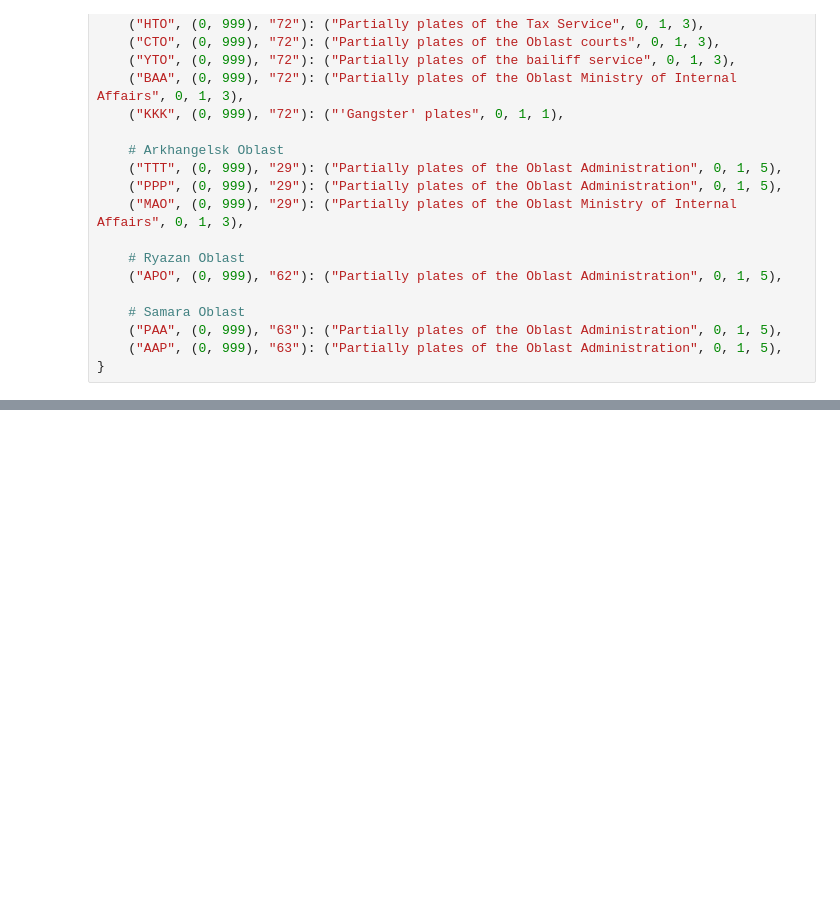
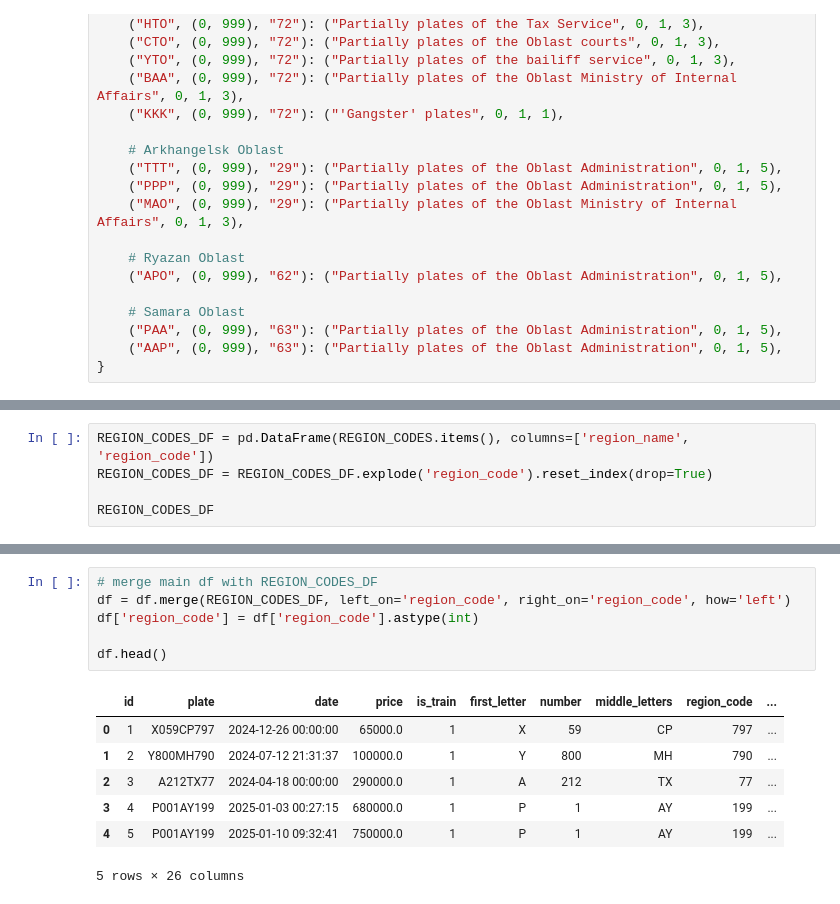
Before and after one commit to theadityamittal/russian-car-plates, a Jupyter notebook: data_exploration.ipynb, the cells around one changed output, grey strips where cells are left out. Saved outputs shown, nothing was run; the diff lists cells and outputs as text; blank space fills up the shorter version.

```diff
--- a/data_exploration.ipynb
+++ b/data_exploration.ipynb
@@ -707,0 +446,5 @@ test_merged.to_csv('data/test_merged.csv', index=False)
+# %%
+REGION_CODES_DF = pd.DataFrame(REGION_CODES.items(), columns=['region_name', 'region_code'])
+REGION_CODES_DF = REGION_CODES_DF.explode('region_code').reset_index(drop=True)
+
+REGION_CODES_DF
@@ -707,0 +465,14 @@ test_merged.to_csv('data/test_merged.csv', index=False)
+# %%
+# merge main df with REGION_CODES_DF
+df = df.merge(REGION_CODES_DF, left_on='region_code', right_on='region_code', how='left')
+df['region_code'] = df['region_code'].astype(int)
+
+df.head()
+# %% [output]
+|  | id | plate | date | price | is_train | first_letter | number | middle_letters | region_code | ... |
+| 0 | 1 | X059CP797 | 2024-12-26 00:00:00 | 65000.0 | 1 | X | 59 | CP | 797 | ... |
+| 1 | 2 | Y800MH790 | 2024-07-12 21:31:37 | 100000.0 | 1 | Y | 800 | MH | 790 | ... |
+| 2 | 3 | A212TX77 | 2024-04-18 00:00:00 | 290000.0 | 1 | A | 212 | TX | 77 | ... |
+| 3 | 4 | P001AY199 | 2025-01-03 00:27:15 | 680000.0 | 1 | P | 1 | AY | 199 | ... |
+| 4 | 5 | P001AY199 | 2025-01-10 09:32:41 | 750000.0 | 1 | P | 1 | AY | 199 | ... |
+5 rows × 26 columns
```
Also changed, not shown: parts of 36 cells of this notebook, 2 other files.
